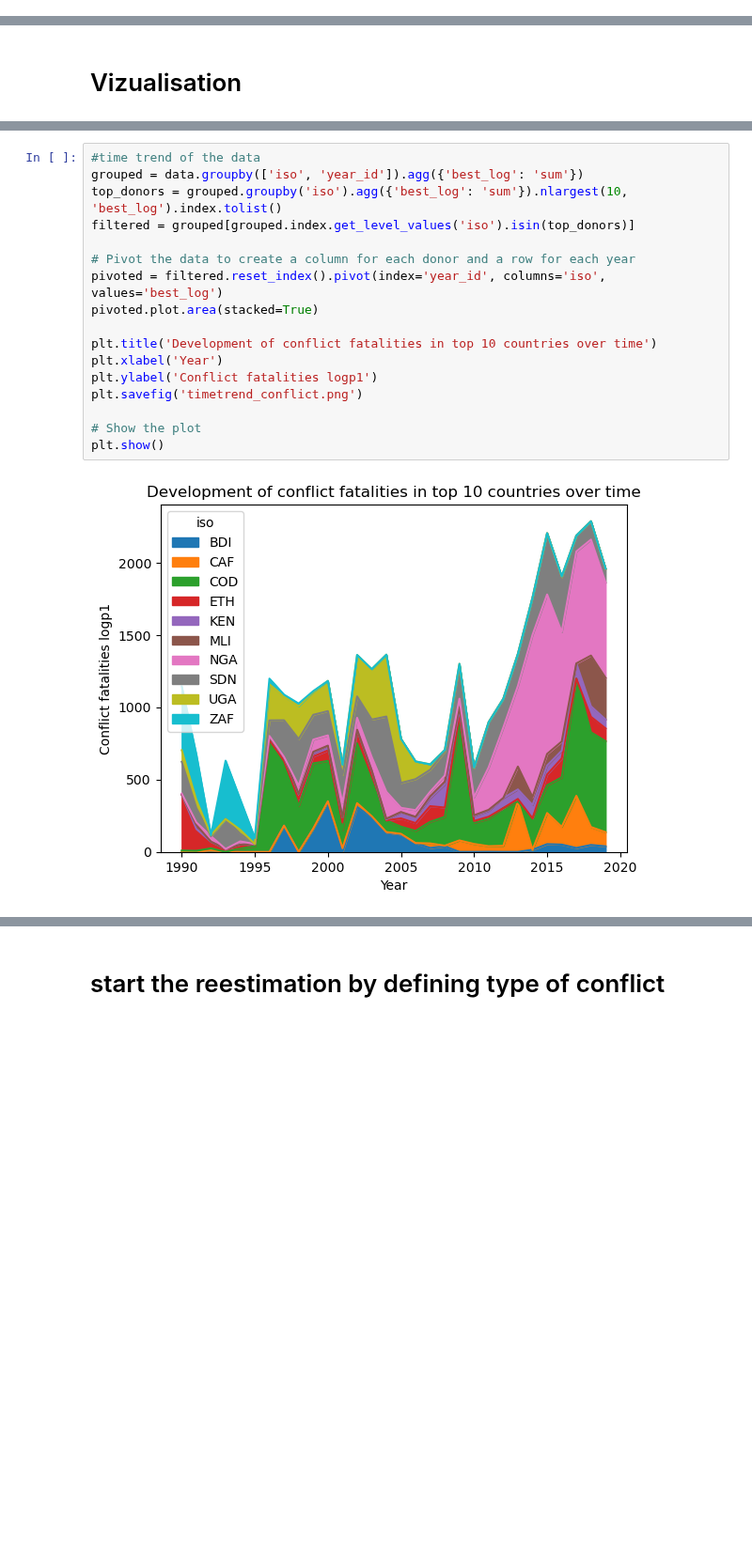
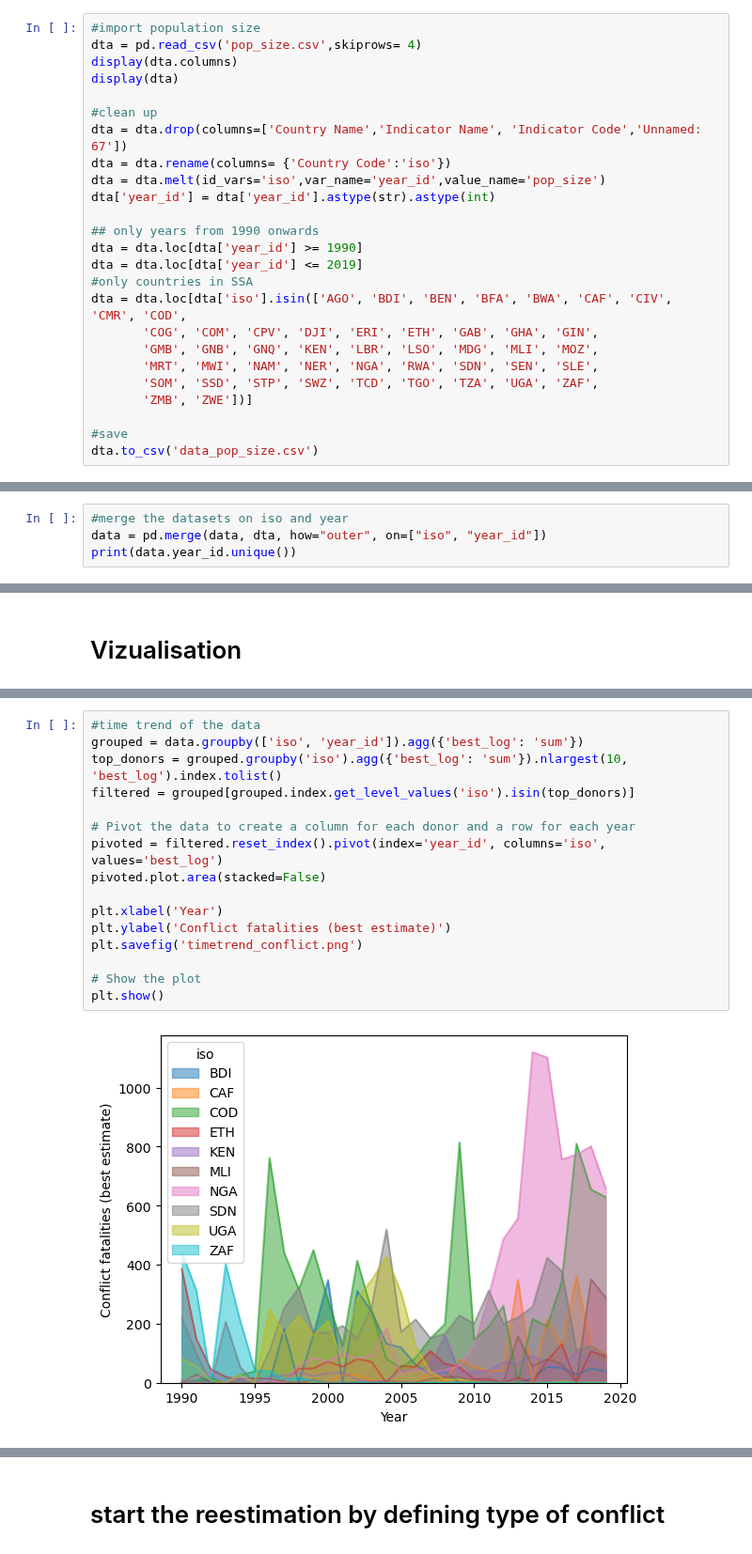
Before and after one commit to NatStrom/Thesis, a Jupyter notebook: Reestimation.ipynb, the cells around one changed output, grey strips where cells are left out. Shown at 94% size. Cells and saved outputs as stored; diff of their text form; blank space fills up the shorter version.

```diff
--- a/Reestimation.ipynb
+++ b/Reestimation.ipynb
@@ -50,0 +56,25 @@ Index(['Unnamed: 0', 'iso', 'year_id',
+# %%
+#import population size
+dta = pd.read_csv('pop_size.csv',skiprows= 4)
+display(dta.columns)
+display(dta)
+
+#clean up
+dta = dta.drop(columns=['Country Name','Indicator Name', 'Indicator Code','Unnamed: 67'])
+dta = dta.rename(columns= {'Country Code':'iso'})
+dta = dta.melt(id_vars='iso',var_name='year_id',value_name='pop_size')
+dta['year_id'] = dta['year_id'].astype(str).astype(int)
+
+## only years from 1990 onwards
+dta = dta.loc[dta['year_id'] >= 1990]
+dta = dta.loc[dta['year_id'] <= 2019]
+#only countries in SSA
+dta = dta.loc[dta['iso'].isin(['AGO', 'BDI', 'BEN', 'BFA', 'BWA', 'CAF', 'CIV', 'CMR', 'COD',
+       'COG', 'COM', 'CPV', 'DJI', 'ERI', 'ETH', 'GAB', 'GHA', 'GIN',
+       'GMB', 'GNB', 'GNQ', 'KEN', 'LBR', 'LSO', 'MDG', 'MLI', 'MOZ',
+       'MRT', 'MWI', 'NAM', 'NER', 'NGA', 'RWA', 'SDN', 'SEN', 'SLE',
+       'SOM', 'SSD', 'STP', 'SWZ', 'TCD', 'TGO', 'TZA', 'UGA', 'ZAF',
+       'ZMB', 'ZWE'])]
+
+#save
+dta.to_csv('data_pop_size.csv')
@@ -50,0 +105,4 @@ Index(['Unnamed: 0', 'iso', 'year_id',
+# %%
+#merge the datasets on iso and year
+data = pd.merge(data, dta, how="outer", on=["iso", "year_id"])
+print(data.year_id.unique())
@@ -70,22 +131,21 @@ plt.show()
 # %%
 #time trend of the data
 grouped = data.groupby(['iso', 'year_id']).agg({'best_log': 'sum'})
 top_donors = grouped.groupby('iso').agg({'best_log': 'sum'}).nlargest(10, 'best_log').index.tolist()
 filtered = grouped[grouped.index.get_level_values('iso').isin(top_donors)]
 
 # Pivot the data to create a column for each donor and a row for each year
 pivoted = filtered.reset_index().pivot(index='year_id', columns='iso', values='best_log')
-pivoted.plot.area(stacked=True)
+pivoted.plot.area(stacked=False)
 
-plt.title('Development of conflict fatalities in top 10 countries over time')
 plt.xlabel('Year')
-plt.ylabel('Conflict fatalities logp1')
+plt.ylabel('Conflict fatalities (best estimate)')
 plt.savefig('timetrend_conflict.png')
 
 # Show the plot
 plt.show()
 # %% [output]
-[figure, old version]
+[figure, new version]
 # %%
 # combined plot
 grouped_1 = data.groupby(['year_id']).agg({'best_log': 'sum'})
```
Also changed, not shown: parts of 45 cells of this notebook, 2 other files.
